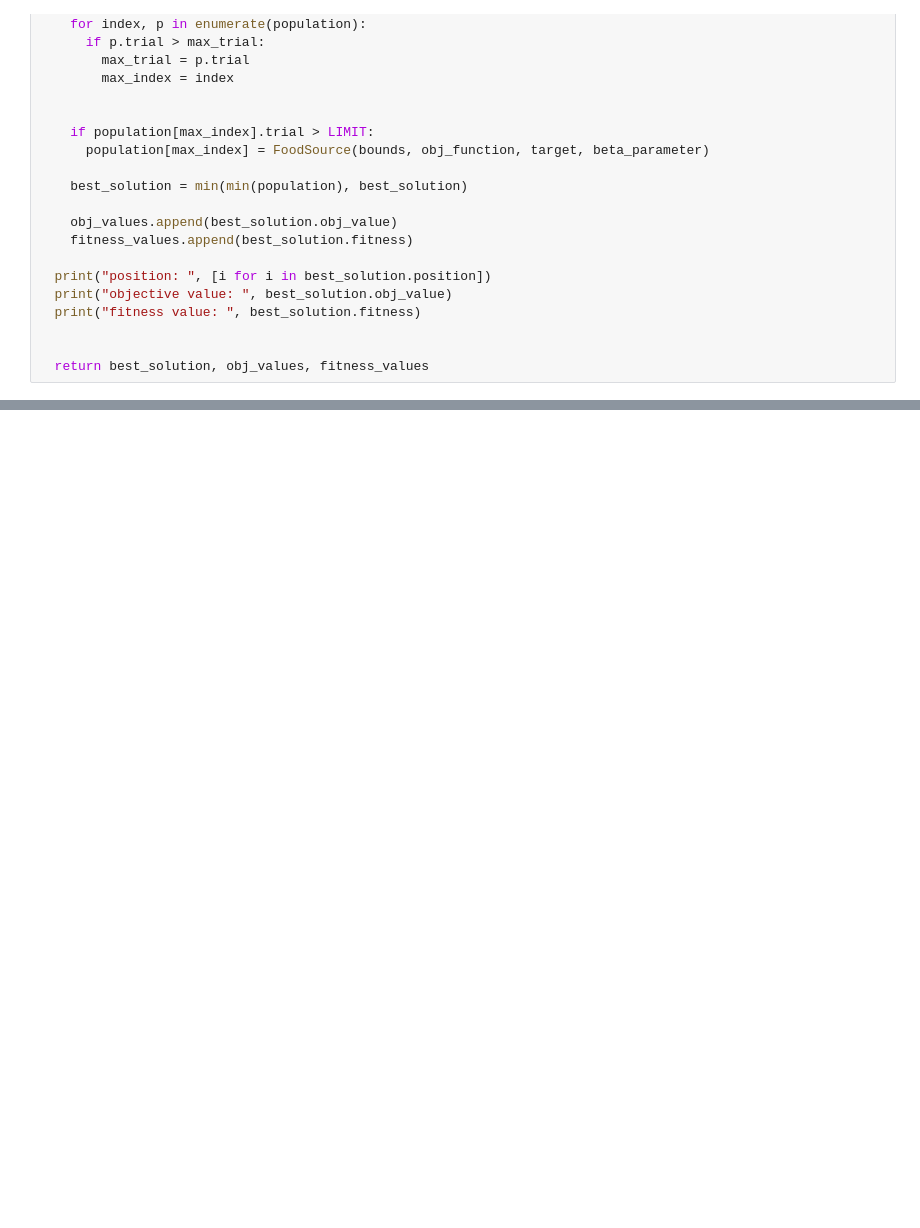
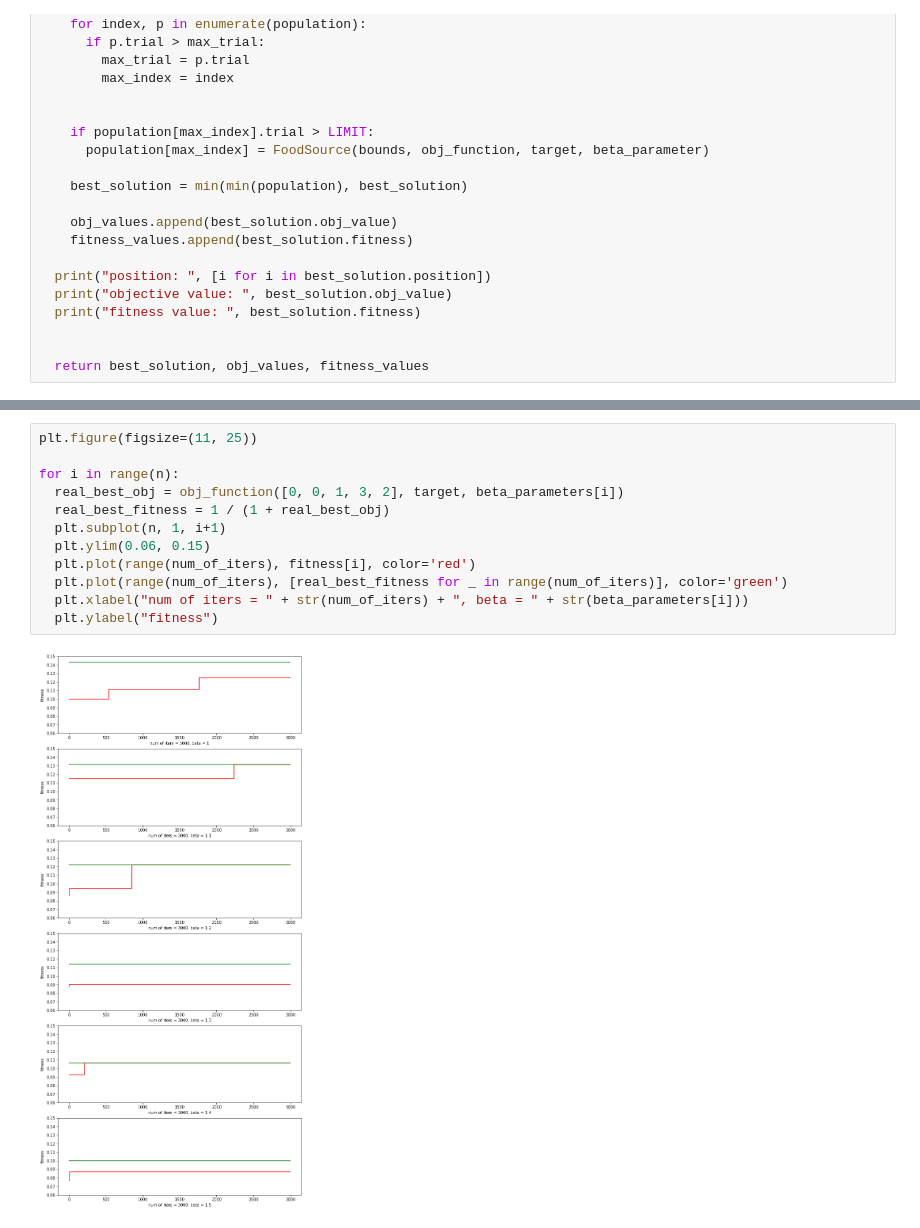
Before and after one commit to mirjanaa/Bee-Colony-Optimization, a Jupyter notebook: money.ipynb, the cells around one changed output, grey strips where cells are left out. Saved outputs shown, nothing was run; the diff lists cells and outputs as text; blank space fills up the shorter version.

```diff
--- a/money.ipynb
+++ b/money.ipynb
@@ -306,0 +310,14 @@ fitness value:  0.07692307692307693
+# %%
+plt.figure(figsize=(11, 25))
+
+for i in range(n):
+  real_best_obj = obj_function([0, 0, 1, 3, 2], target, beta_parameters[i])
+  real_best_fitness = 1 / (1 + real_best_obj)
+  plt.subplot(n, 1, i+1)
+  plt.ylim(0.06, 0.15)
+  plt.plot(range(num_of_iters), fitness[i], color='red')
+  plt.plot(range(num_of_iters), [real_best_fitness for _ in range(num_of_iters)], color='green')
+  plt.xlabel("num of iters = " + str(num_of_iters) + ", beta = " + str(beta_parameters[i]))
+  plt.ylabel("fitness")
+# %% [output]
+[figure, added]
```
Also changed, not shown: parts of 3 cells of this notebook.
